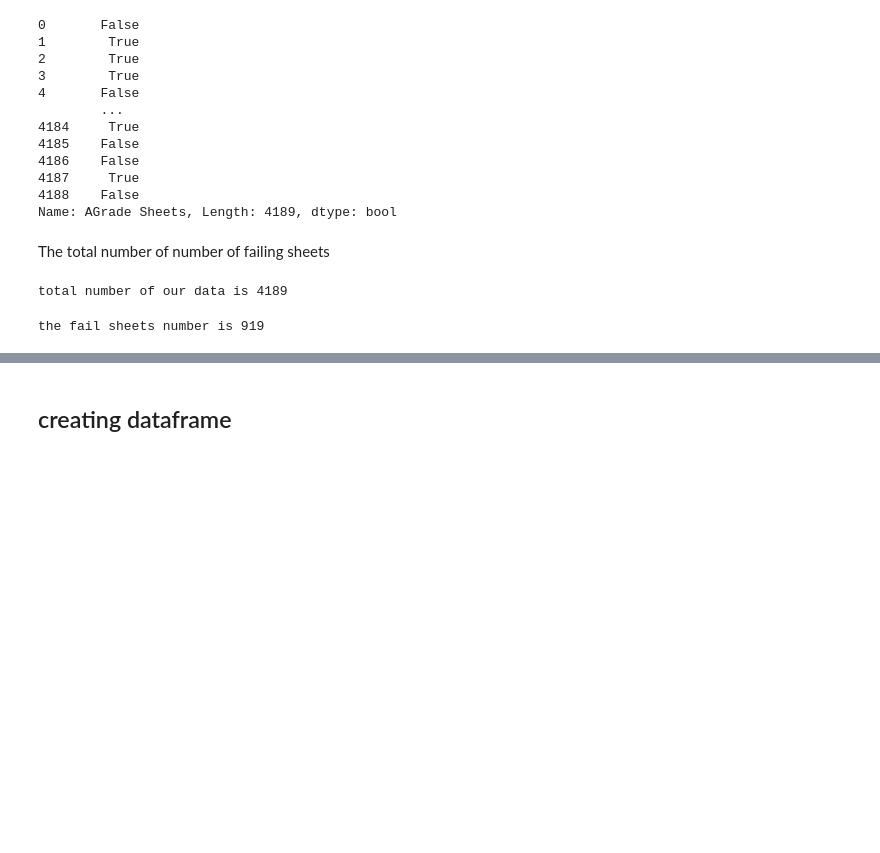
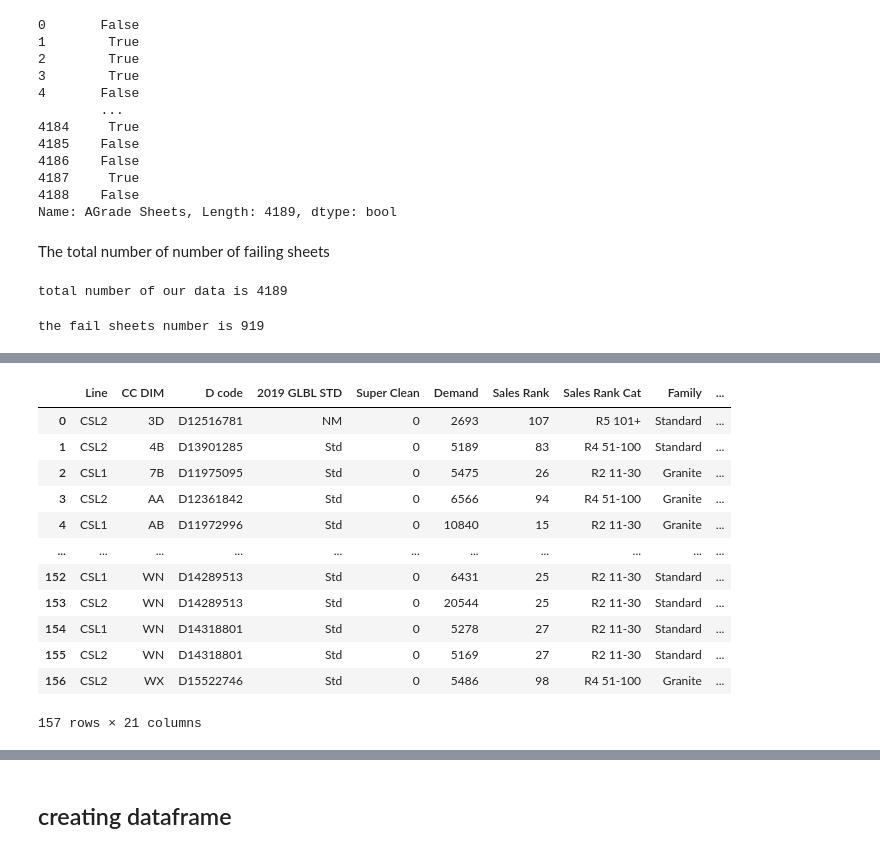
Before and after one commit to eng-rolebot/product-wheel, a Jupyter notebook: product-wheel/Data Processing.ipynb, the cells around one changed output, grey strips where cells are left out. Drawn from its saved outputs; the diff is of its cells as text; code cells hidden in the pictures; blank space fills up the shorter version.

```diff
--- a/product-wheel/Data Processing.ipynb
+++ b/product-wheel/Data Processing.ipynb
@@ -326,0 +346,23 @@ fail_rate = ['NA']
+# %%
+## we need to deal with the NaN and , in the dataframe
+df2 = df2.fillna(0)
+# %%
+df2['CC DIM'] = [x.replace('1/2', '').replace('1/4', '').replace('3/4', '') for x in df_desc['CC DIM']]
+# %%
+df2.drop_duplicates(inplace=True)
+# %%
+df2
+# %% [output]
+|  | Line | CC DIM | D code | 2019 GLBL STD | Super Clean | Demand | Sales Rank | Sales Rank Cat | Family | ... |
+| 0 | CSL2 | 3D | D12516781 | NM | 0 | 2693 | 107 | R5 101+ | Standard | ... |
+| 1 | CSL2 | 4B | D13901285 | Std | 0 | 5189 | 83 | R4 51-100 | Standard | ... |
+| 2 | CSL1 | 7B | D11975095 | Std | 0 | 5475 | 26 | R2 11-30 | Granite | ... |
+| 3 | CSL2 | AA | D12361842 | Std | 0 | 6566 | 94 | R4 51-100 | Granite | ... |
+| 4 | CSL1 | AB | D11972996 | Std | 0 | 10840 | 15 | R2 11-30 | Granite | ... |
+| ... | ... | ... | ... | ... | ... | ... | ... | ... | ... | ... |
+| 152 | CSL1 | WN | D14289513 | Std | 0 | 6431 | 25 | R2 11-30 | Standard | ... |
+| 153 | CSL2 | WN | D14289513 | Std | 0 | 20544 | 25 | R2 11-30 | Standard | ... |
+| 154 | CSL1 | WN | D14318801 | Std | 0 | 5278 | 27 | R2 11-30 | Standard | ... |
+| 155 | CSL2 | WN | D14318801 | Std | 0 | 5169 | 27 | R2 11-30 | Standard | ... |
+| 156 | CSL2 | WX | D15522746 | Std | 0 | 5486 | 98 | R4 51-100 | Granite | ... |
+157 rows × 21 columns
```
Also changed, not shown: parts of 86 cells of this notebook.
